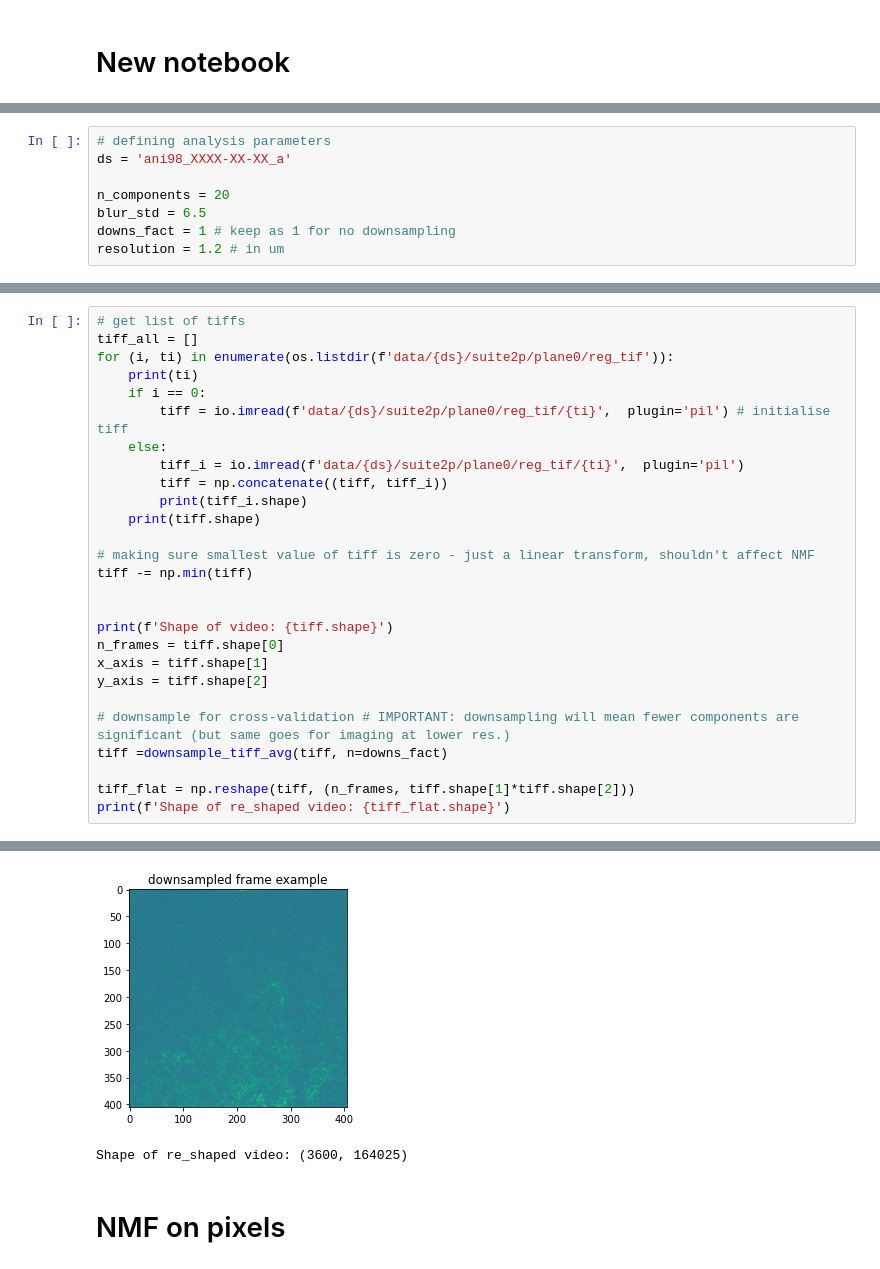
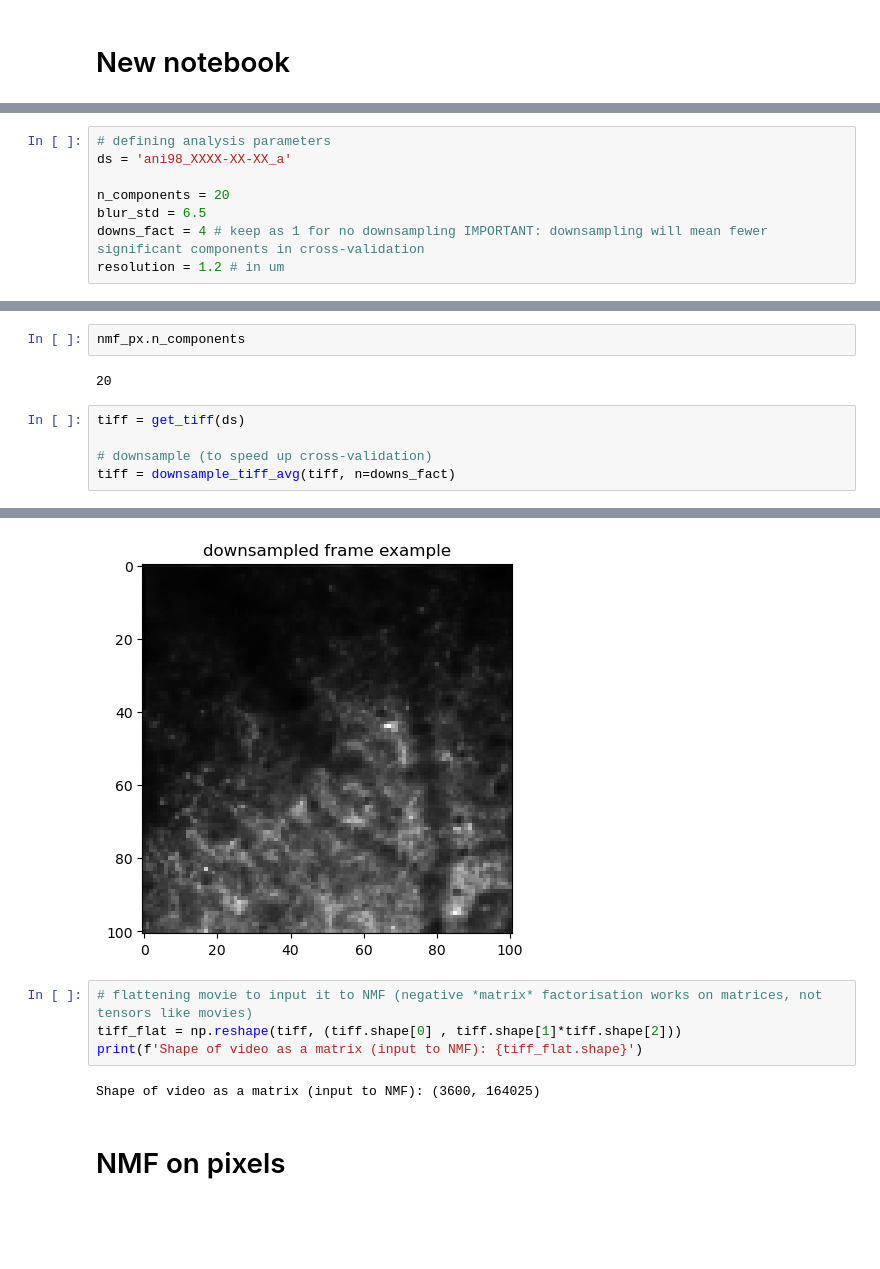
Before and after one commit to juremaj/barrel-patch_analysis, a Jupyter notebook: notebooks/tiff_dimred.ipynb, the cells around one changed output, grey strips where cells are left out. Drawn from its saved outputs; the diff is of its cells as text; blank space fills up the shorter version.

```diff
--- a/notebooks/tiff_dimred.ipynb
+++ b/notebooks/tiff_dimred.ipynb
@@ -32,5 +32,5 @@ ds = 'ani98_XXXX-XX-XX_a'
 
 n_components = 20
 blur_std = 6.5
-downs_fact = 1 # keep as 1 for no downsampling
+downs_fact = 4 # keep as 1 for no downsampling IMPORTANT: downsampling will mean fewer significant components in cross-validation
 resolution = 1.2 # in um
@@ -64,28 +37,10 @@ def get_thr_img_auto(loading_img, blur_std, i, axs):
+# %%
+nmf_px.n_components
+# %% [output]
+20
 # %%
-# get list of tiffs
-tiff_all = []
-for (i, ti) in enumerate(os.listdir(f'data/{ds}/suite2p/plane0/reg_tif')):
-    print(ti)
-    if i == 0:
-        tiff = io.imread(f'data/{ds}/suite2p/plane0/reg_tif/{ti}',  plugin='pil') # initialise tiff
-    else:
-        tiff_i = io.imread(f'data/{ds}/suite2p/plane0/reg_tif/{ti}',  plugin='pil')
-        tiff = np.concatenate((tiff, tiff_i))
-        print(tiff_i.shape)
-    print(tiff.shape)
+tiff = get_tiff(ds)
 
-# making sure smallest value of tiff is zero - just a linear transform, shouldn't affect NMF
-tiff -= np.min(tiff)
-
-
-print(f'Shape of video: {tiff.shape}')
-n_frames = tiff.shape[0]
-x_axis = tiff.shape[1]
-y_axis = tiff.shape[2]
-
-# downsample for cross-validation # IMPORTANT: downsampling will mean fewer components are significant (but same goes for imaging at lower res.)
-tiff =downsample_tiff_avg(tiff, n=downs_fact)
-
-tiff_flat = np.reshape(tiff, (n_frames, tiff.shape[1]*tiff.shape[2]))
-print(f'Shape of re_shaped video: {tiff_flat.shape}')
+# downsample (to speed up cross-validation)
+tiff = downsample_tiff_avg(tiff, n=downs_fact)
 # %% [output]
@@ -110,5 +51,10 @@ Shape of video: (3600, 405, 405)
-[figure, old version]
+[figure, new version]
-Shape of re_shaped video: (3600, 164025)
+# %%
+# flattening movie to input it to NMF (negative *matrix* factorisation works on matrices, not tensors like movies)
+tiff_flat = np.reshape(tiff, (tiff.shape[0] , tiff.shape[1]*tiff.shape[2]))
+print(f'Shape of video as a matrix (input to NMF): {tiff_flat.shape}')
+# %% [output]
+Shape of video as a matrix (input to NMF): (3600, 164025)
 # %% [markdown]
 # NMF on pixels
 # %%
```
Also changed, not shown: parts of 33 cells of this notebook, 14 other files.
